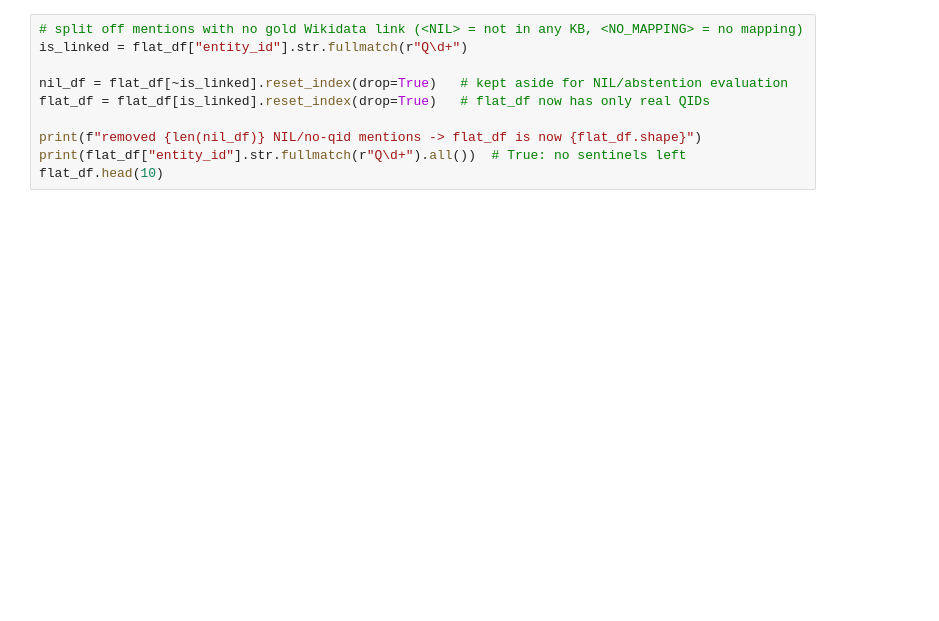
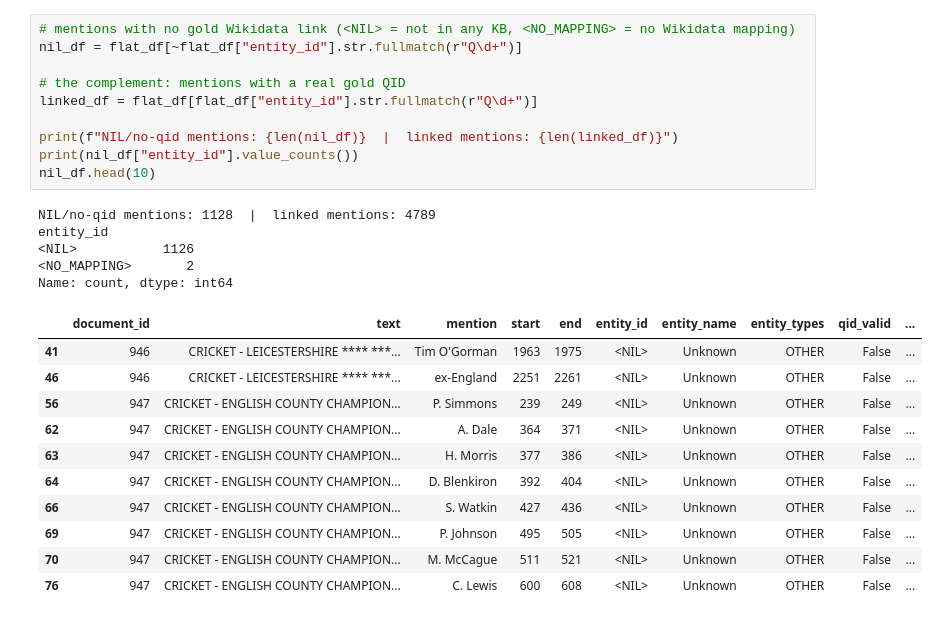
Before and after one commit to itisha2/text-to-wikidata-linking, a Jupyter notebook: evaluation/dataset_2_more_entity_types/dataset_2.ipynb, the cells around one changed output. Saved outputs shown, nothing was run; the diff lists cells and outputs as text; blank space fills up the shorter version.

```diff
--- a/evaluation/dataset_2_more_entity_types/dataset_2.ipynb
+++ b/evaluation/dataset_2_more_entity_types/dataset_2.ipynb
@@ -156,10 +289,27 @@ flat_df.head(10)
 # %%
-# split off mentions with no gold Wikidata link (<NIL> = not in any KB, <NO_MAPPING> = no mapping)
-is_linked = flat_df["entity_id"].str.fullmatch(r"Q\d+")
+# mentions with no gold Wikidata link (<NIL> = not in any KB, <NO_MAPPING> = no Wikidata mapping)
+nil_df = flat_df[~flat_df["entity_id"].str.fullmatch(r"Q\d+")]
 
-nil_df = flat_df[~is_linked].reset_index(drop=True)   # kept aside for NIL/abstention evaluation
-flat_df = flat_df[is_linked].reset_index(drop=True)   # flat_df now has only real QIDs
+# the complement: mentions with a real gold QID
+linked_df = flat_df[flat_df["entity_id"].str.fullmatch(r"Q\d+")]
 
-print(f"removed {len(nil_df)} NIL/no-qid mentions -> flat_df is now {flat_df.shape}")
-print(flat_df["entity_id"].str.fullmatch(r"Q\d+").all())  # True: no sentinels left
-flat_df.head(10)
+print(f"NIL/no-qid mentions: {len(nil_df)}  |  linked mentions: {len(linked_df)}")
+print(nil_df["entity_id"].value_counts())
+nil_df.head(10)
+# %% [output]
+NIL/no-qid mentions: 1128  |  linked mentions: 4789
+entity_id
+<NIL>           1126
+<NO_MAPPING>       2
+Name: count, dtype: int64
+|  | document_id | text | mention | start | end | entity_id | entity_name | entity_types | qid_valid | ... |
+| 41 | 946 | CRICKET - LEICESTERSHIRE **** ***... | Tim O'Gorman | 1963 | 1975 | <NIL> | Unknown | OTHER | False | ... |
+| 46 | 946 | CRICKET - LEICESTERSHIRE **** ***... | ex-England | 2251 | 2261 | <NIL> | Unknown | OTHER | False | ... |
+| 56 | 947 | CRICKET - ENGLISH COUNTY CHAMPION... | P. Simmons | 239 | 249 | <NIL> | Unknown | OTHER | False | ... |
+| 62 | 947 | CRICKET - ENGLISH COUNTY CHAMPION... | A. Dale | 364 | 371 | <NIL> | Unknown | OTHER | False | ... |
+| 63 | 947 | CRICKET - ENGLISH COUNTY CHAMPION... | H. Morris | 377 | 386 | <NIL> | Unknown | OTHER | False | ... |
+| 64 | 947 | CRICKET - ENGLISH COUNTY CHAMPION... | D. Blenkiron | 392 | 404 | <NIL> | Unknown | OTHER | False | ... |
+| 66 | 947 | CRICKET - ENGLISH COUNTY CHAMPION... | S. Watkin | 427 | 436 | <NIL> | Unknown | OTHER | False | ... |
+| 69 | 947 | CRICKET - ENGLISH COUNTY CHAMPION... | P. Johnson | 495 | 505 | <NIL> | Unknown | OTHER | False | ... |
+| 70 | 947 | CRICKET - ENGLISH COUNTY CHAMPION... | M. McCague | 511 | 521 | <NIL> | Unknown | OTHER | False | ... |
+| 76 | 947 | CRICKET - ENGLISH COUNTY CHAMPION... | C. Lewis | 600 | 608 | <NIL> | Unknown | OTHER | False | ... |
```
Also changed, not shown: parts of 18 cells of this notebook, 52 other files.
